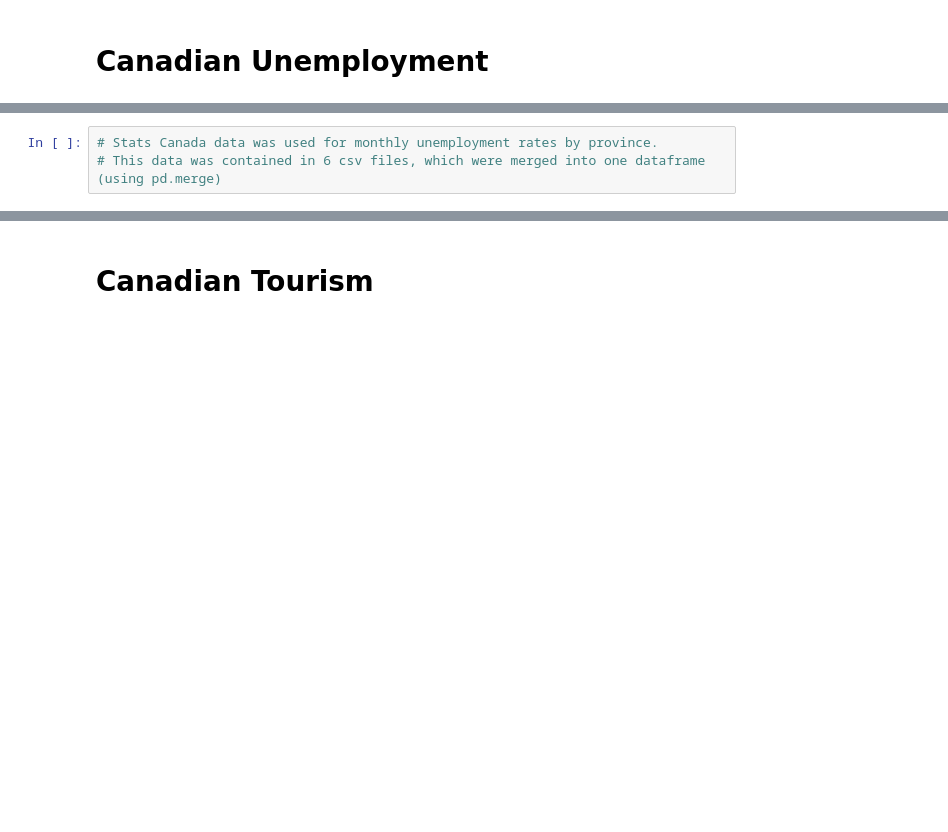
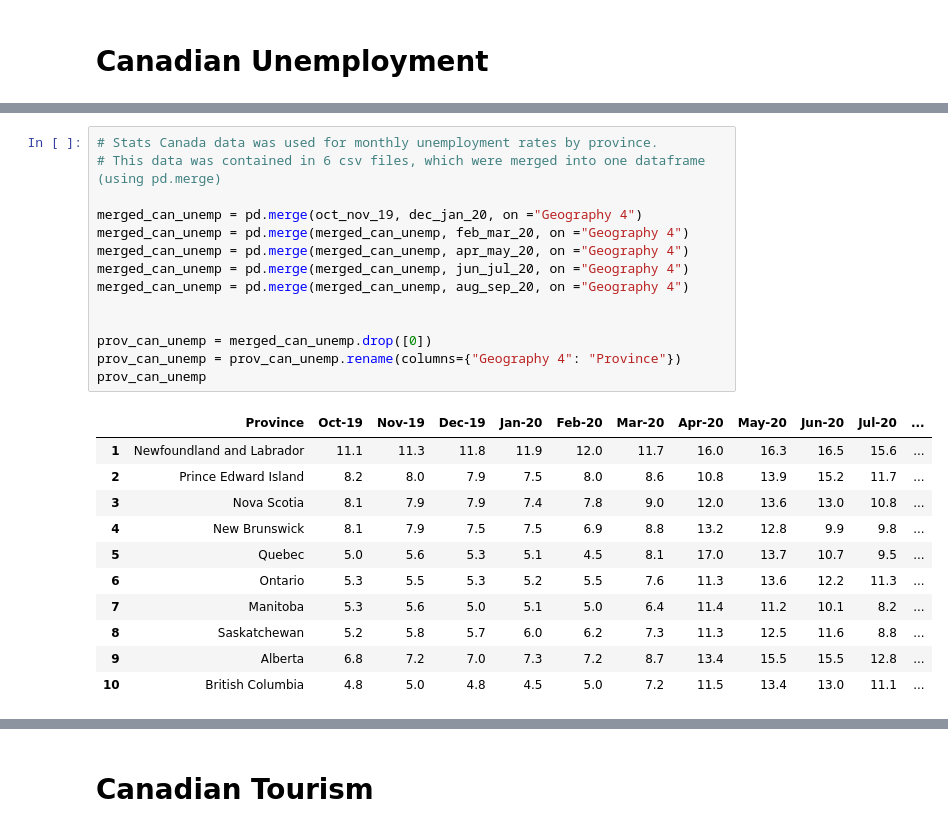
Before and after one commit to chenghaohan/Team_Anti-COVID_Project1, a Jupyter notebook: Data Exploration and Cleanup.ipynb, the cells around one changed output, grey strips where cells are left out. Drawn from its saved outputs; the diff is of its cells as text; blank space fills up the shorter version.

```diff
--- a/Data Exploration and Cleanup.ipynb
+++ b/Data Exploration and Cleanup.ipynb
@@ -5,5 +15,28 @@
 # %%
 # Stats Canada data was used for monthly unemployment rates by province.
 # This data was contained in 6 csv files, which were merged into one dataframe (using pd.merge)
+
+merged_can_unemp = pd.merge(oct_nov_19, dec_jan_20, on ="Geography 4")
+merged_can_unemp = pd.merge(merged_can_unemp, feb_mar_20, on ="Geography 4")
+merged_can_unemp = pd.merge(merged_can_unemp, apr_may_20, on ="Geography 4")
+merged_can_unemp = pd.merge(merged_can_unemp, jun_jul_20, on ="Geography 4")
+merged_can_unemp = pd.merge(merged_can_unemp, aug_sep_20, on ="Geography 4")
+
+
+prov_can_unemp = merged_can_unemp.drop([0])
+prov_can_unemp = prov_can_unemp.rename(columns={"Geography 4": "Province"})
+prov_can_unemp
+# %% [output]
+|  | Province | Oct-19 | Nov-19 | Dec-19 | Jan-20 | Feb-20 | Mar-20 | Apr-20 | May-20 | Jun-20 | Jul-20 | ... |
+| 1 | Newfoundland and Labrador | 11.1 | 11.3 | 11.8 | 11.9 | 12.0 | 11.7 | 16.0 | 16.3 | 16.5 | 15.6 | ... |
+| 2 | Prince Edward Island | 8.2 | 8.0 | 7.9 | 7.5 | 8.0 | 8.6 | 10.8 | 13.9 | 15.2 | 11.7 | ... |
+| 3 | Nova Scotia | 8.1 | 7.9 | 7.9 | 7.4 | 7.8 | 9.0 | 12.0 | 13.6 | 13.0 | 10.8 | ... |
+| 4 | New Brunswick | 8.1 | 7.9 | 7.5 | 7.5 | 6.9 | 8.8 | 13.2 | 12.8 | 9.9 | 9.8 | ... |
+| 5 | Quebec | 5.0 | 5.6 | 5.3 | 5.1 | 4.5 | 8.1 | 17.0 | 13.7 | 10.7 | 9.5 | ... |
+| 6 | Ontario | 5.3 | 5.5 | 5.3 | 5.2 | 5.5 | 7.6 | 11.3 | 13.6 | 12.2 | 11.3 | ... |
+| 7 | Manitoba | 5.3 | 5.6 | 5.0 | 5.1 | 5.0 | 6.4 | 11.4 | 11.2 | 10.1 | 8.2 | ... |
+| 8 | Saskatchewan | 5.2 | 5.8 | 5.7 | 6.0 | 6.2 | 7.3 | 11.3 | 12.5 | 11.6 | 8.8 | ... |
+| 9 | Alberta | 6.8 | 7.2 | 7.0 | 7.3 | 7.2 | 8.7 | 13.4 | 15.5 | 15.5 | 12.8 | ... |
+| 10 | British Columbia | 4.8 | 5.0 | 4.8 | 4.5 | 5.0 | 7.2 | 11.5 | 13.4 | 13.0 | 11.1 | ... |
 # %%
 # The dataframe was transposed in order to facilitate formatting to plot the data.
```
Also changed, not shown: parts of 6 cells of this notebook, 2 other files.
